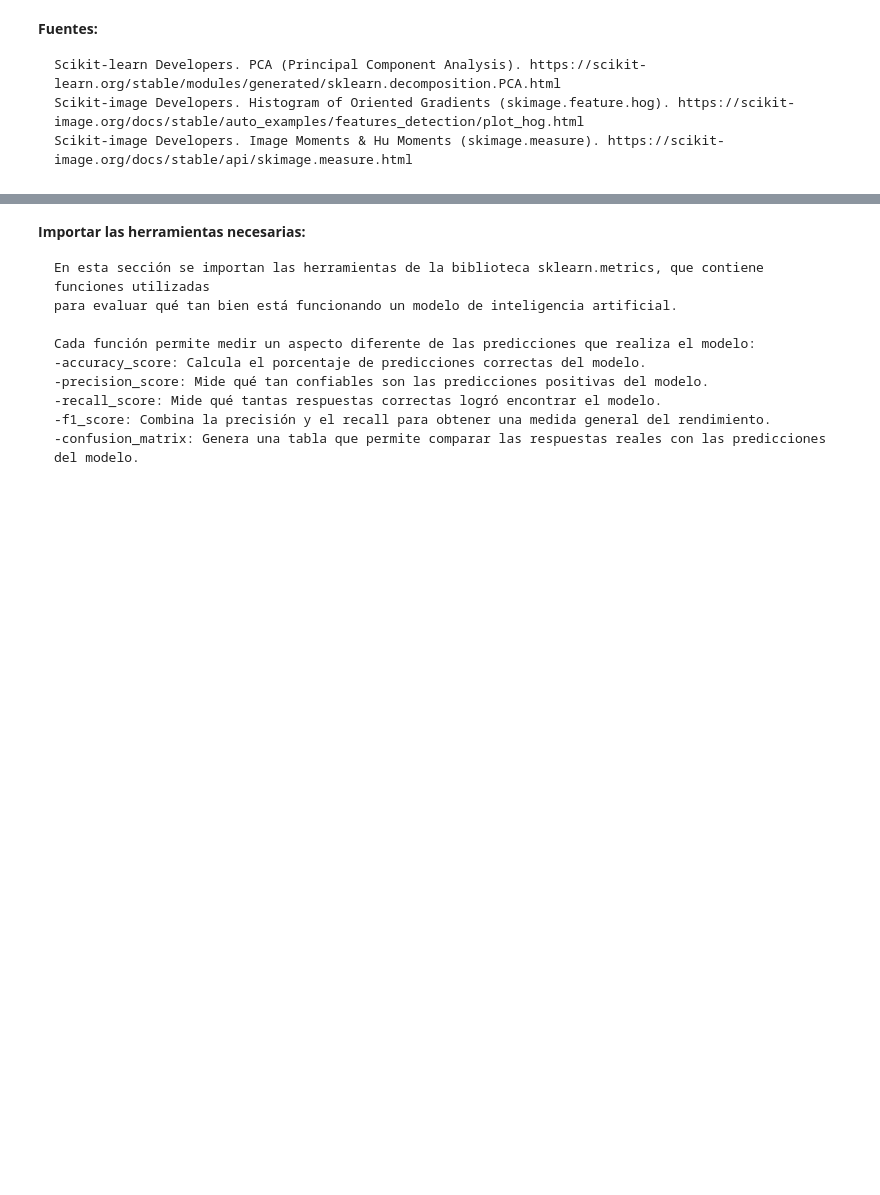
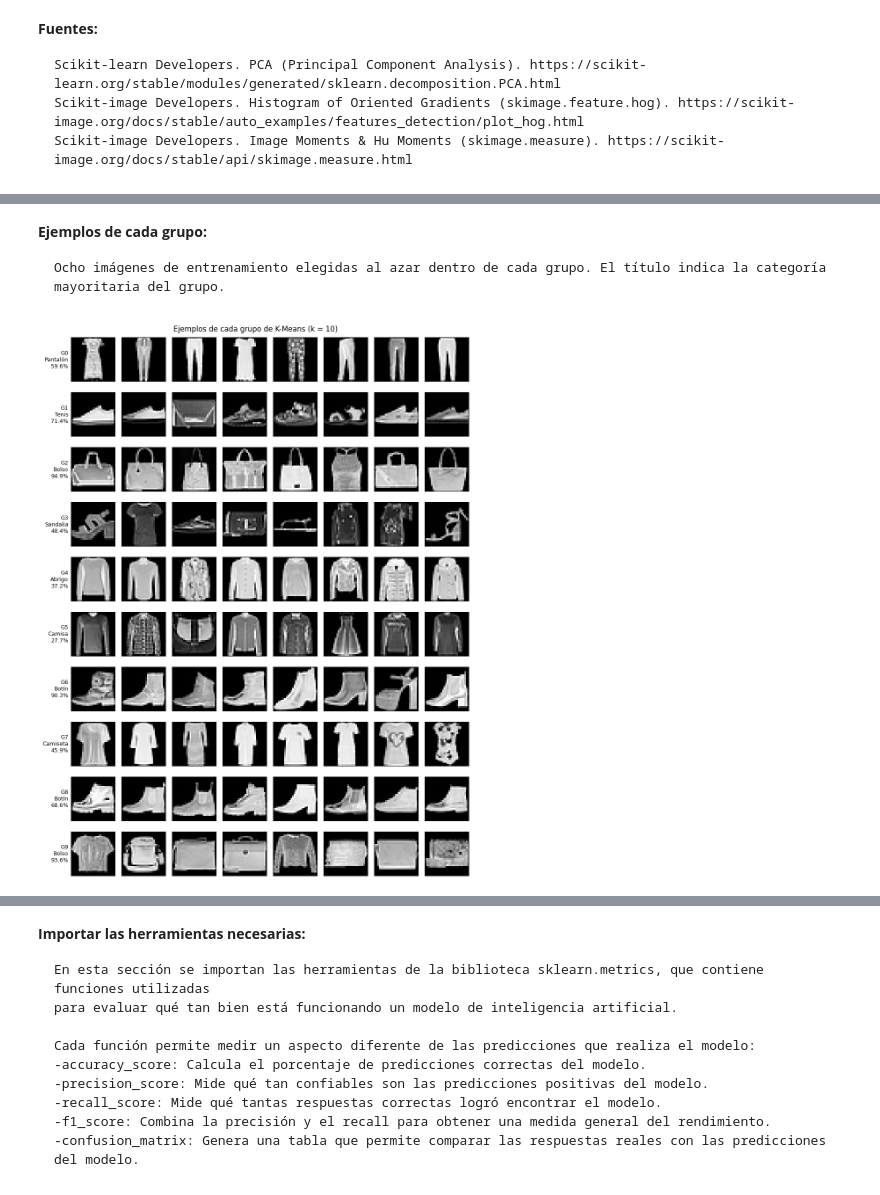
Before and after one commit to krysto9872/StyleBot, a Jupyter notebook: notebooks/E1_StyleBot.ipynb, the cells around one changed output, grey strips where cells are left out. Cells and saved outputs as stored; diff of their text form; code cells hidden in the pictures; blank space fills up the shorter version.

```diff
--- a/notebooks/E1_StyleBot.ipynb
+++ b/notebooks/E1_StyleBot.ipynb
@@ -545,0 +1589,21 @@ display(tabla_caracteristicas)
+# %% [markdown]
+**Ejemplos de cada grupo:**
+
+    Ocho imágenes de entrenamiento elegidas al azar dentro de cada grupo. El título indica la categoría mayoritaria del grupo.
+# %%
+rng = np.random.default_rng(SEMILLA)
+fig, ejes = plt.subplots(10, 8, figsize=(10, 13))
+for g in range(10):
+    elegidas = rng.choice(np.flatnonzero(grupos_train == g), size=8, replace=False)
+    for j, indice in enumerate(elegidas):
+        ejes[g, j].imshow(X_train[indice], cmap="gray", vmin=0, vmax=1)
+        ejes[g, j].set_xticks([]); ejes[g, j].set_yticks([])
+    r = resumen_grupos[g]
+    ejes[g, 0].set_ylabel(f"G{g}\n{r['categoria_mayoritaria']}\n{r['porcentaje_mayoritaria']}%",
+                          rotation=0, ha="right", va="center", fontsize=9)
+fig.suptitle("Ejemplos de cada grupo de K-Means (k = 10)")
+fig.tight_layout()
+guardar_figura_ns(fig, "kmeans_ejemplos_grupos.png")
+plt.show(); plt.close(fig)
+# %% [output]
+[figure, added]
```
Also changed, not shown: parts of 36 cells of this notebook.
